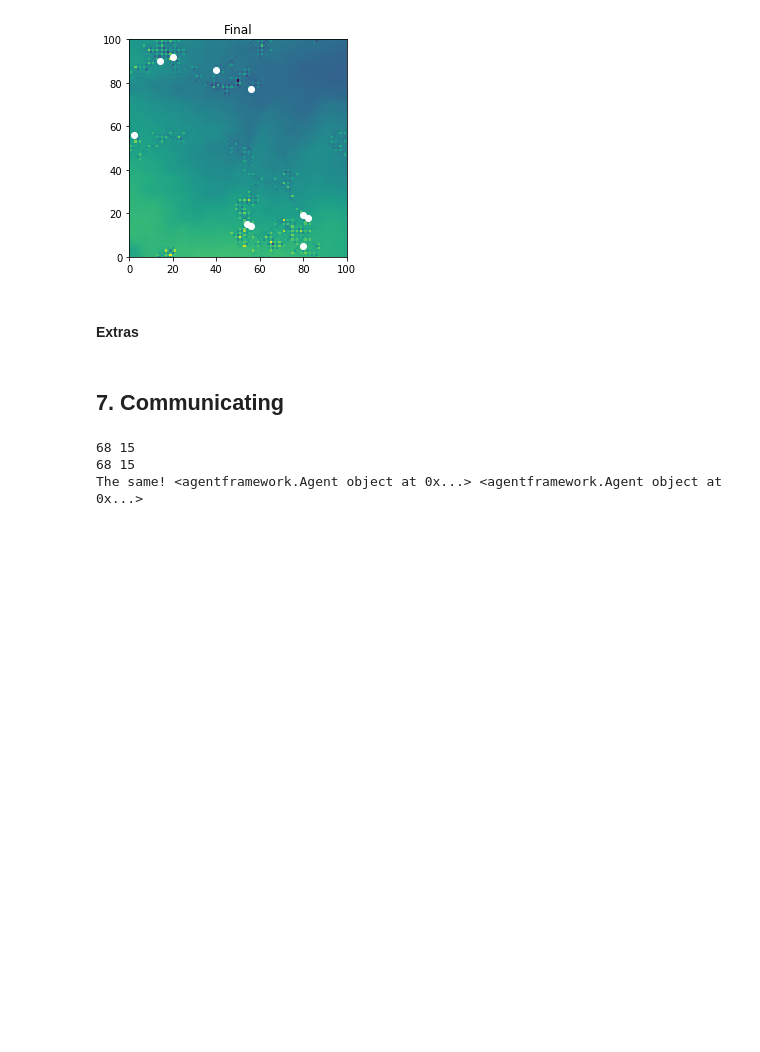
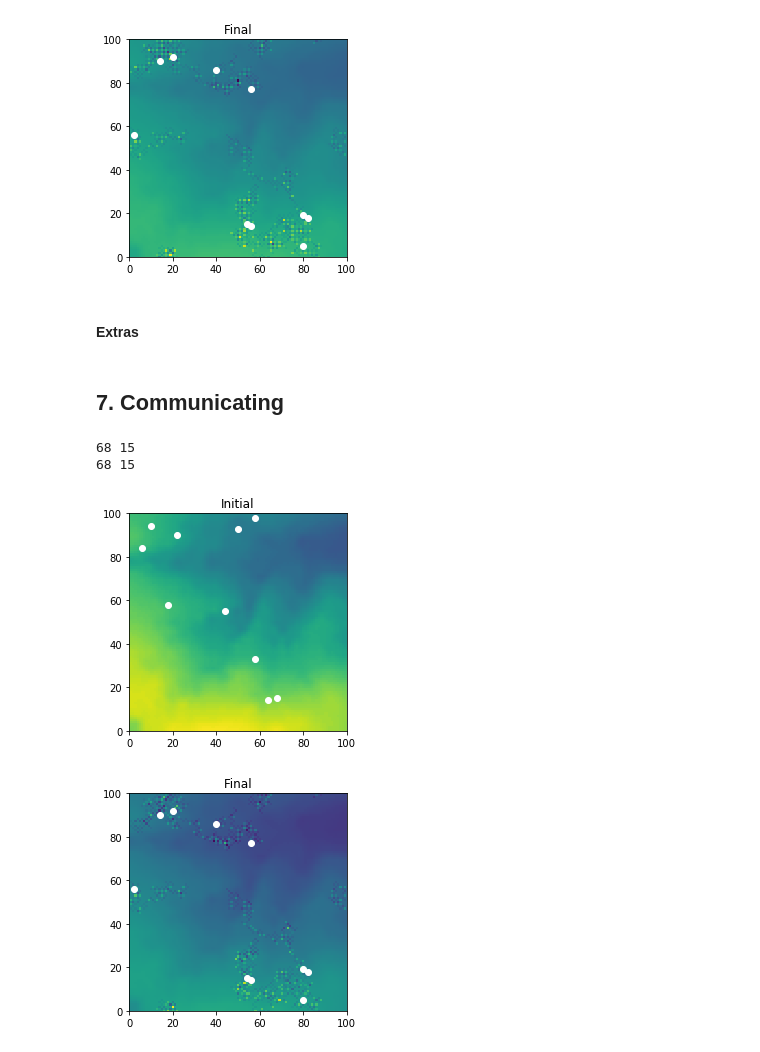
Before and after one commit to amiraliemami/SheepSim, a Jupyter notebook: Jupyter Workbook.ipynb, the cells around one changed output. Saved outputs shown, nothing was run; the diff lists cells and outputs as text; code cells hidden in the pictures; blank space fills up the shorter version.

```diff
--- a/Jupyter Workbook.ipynb
+++ b/Jupyter Workbook.ipynb
@@ -402,7 +402,7 @@ with open('data/in.txt') as f:
 num_of_agents = 10
 agents = []
 for _ in range(num_of_agents):
-    agents.append(af.Agent(environment))
+    agents.append(af.Agent(environment,agents))
 
 
 # plot initial positions
@@ -468,56 +468,56 @@ neighbourhood = 20 # NEW
 #### INITIALISE
 
 environment = []
 with open('data/in.txt') as f:
     for line in f:
         parsed_line = line.split(',')
         rowlist = []
         for value in parsed_line:
             rowlist.append(int(value))
         environment.append(rowlist)
 
 
 agents = []
 for _ in range(num_of_agents):
     agents.append(af.Agent(environment,agents))
     # the agents list will update, and since only a link is given to the agents,
     # everyone will get a full list
 
 # TEST each agent has list of others
 print(agents[0].agents[6].x,agents[0].agents[6].y)
 print(agents[6].x,agents[6].y)
+#agents[0].share_with_neighbours(neighbourhood)
 
-agents[0].share_with_neighbours(neighbourhood)
-
-# # plot initial positions
-# np_agents = np.array([[agent.x,agent.y] for agent in agents])
-# plt.scatter(np_agents[:,0],np_agents[:,1],c='white',label='Initial')
-# plt.imshow(environment)
-# plt.ylim(0, 100)
-# plt.xlim(0, 100)
-# plt.title('Initial')
-# plt.show()
+# plot initial positions
+np_agents = np.array([[agent.x,agent.y] for agent in agents])
+plt.scatter(np_agents[:,0],np_agents[:,1],c='white',label='Initial')
+plt.imshow(environment)
+plt.ylim(0, 100)
+plt.xlim(0, 100)
+plt.title('Initial')
+plt.show()
 
 
-#### MOVE AND EAT
+### MOVE AND EAT
 
-# for _ in range(num_steps):
-#     for i in range(len(agents)):
-#         agents[i].move()
-#         agents[i].eat()
-#         agents[i].share_with_neighbours(neighbourhood)
+for _ in range(num_steps):
+    for i in range(len(agents)):
+        agents[i].move()
+        agents[i].eat()
+        agents[i].share_with_neighbours(neighbourhood)
 
-# # plot final positions
-# np_agents_new = np.array([[agent.x,agent.y] for agent in agents])
-# plt.scatter(np_agents_new[:,0],np_agents_new[:,1],c='white',label='Final')
-# plt.imshow(environment)
+# plot final positions
+np_agents_new = np.array([[agent.x,agent.y] for agent in agents])
+plt.scatter(np_agents_new[:,0],np_agents_new[:,1],c='white',label='Final')
+plt.imshow(environment)
 
-# plt.title('Final')
-# #plt.legend()
-# plt.ylim(0, 100)
-# plt.xlim(0, 100)
-# plt.show()
+plt.title('Final')
+#plt.legend()
+plt.ylim(0, 100)
+plt.xlim(0, 100)
+plt.show()
 # %% [output]
 68 15
 68 15
-The same! <agentframework.Agent object at 0x...> <agentframework.Agent object at 0x...>
+[figure, added]
+[figure, added]
```
Also changed, not shown: 1 other file.
